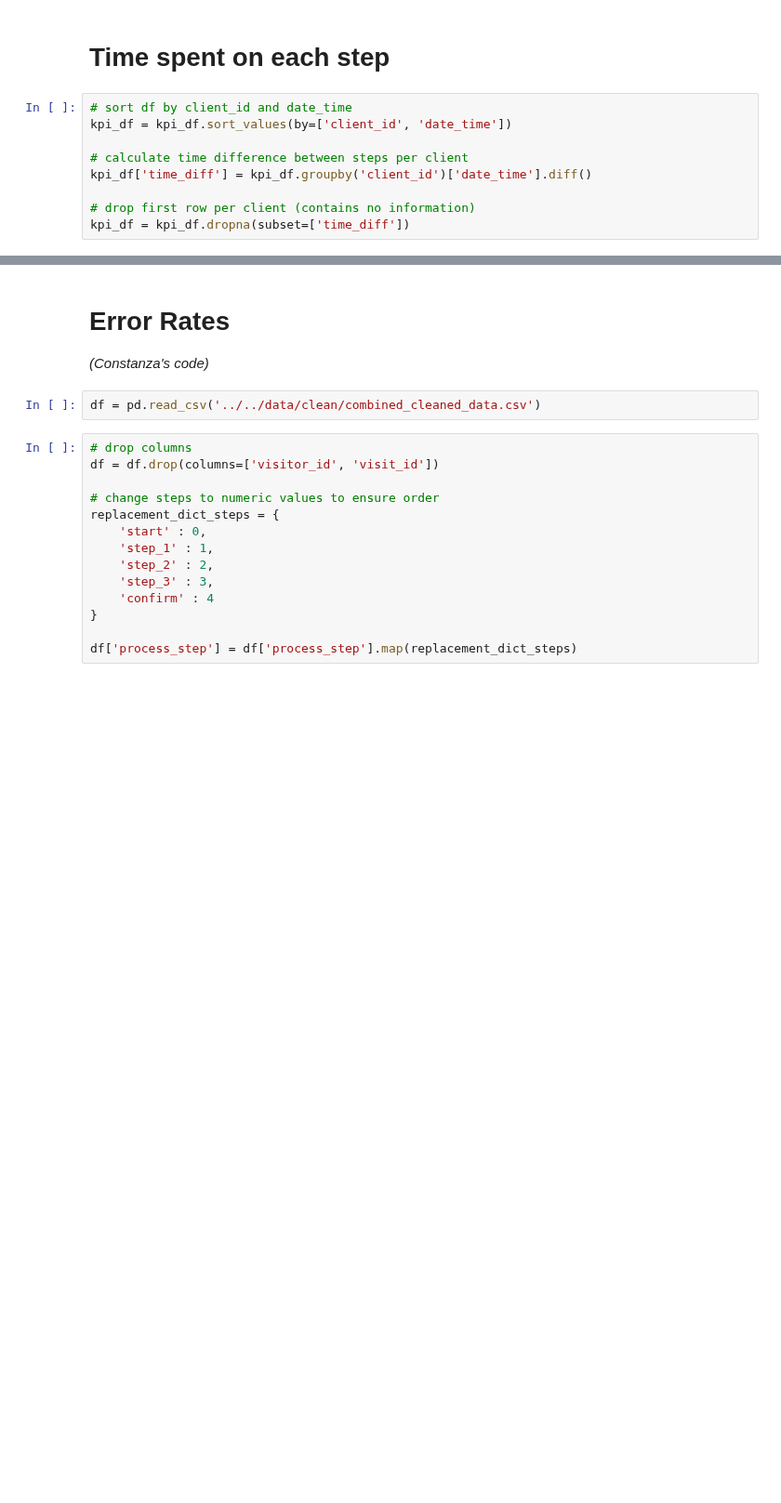
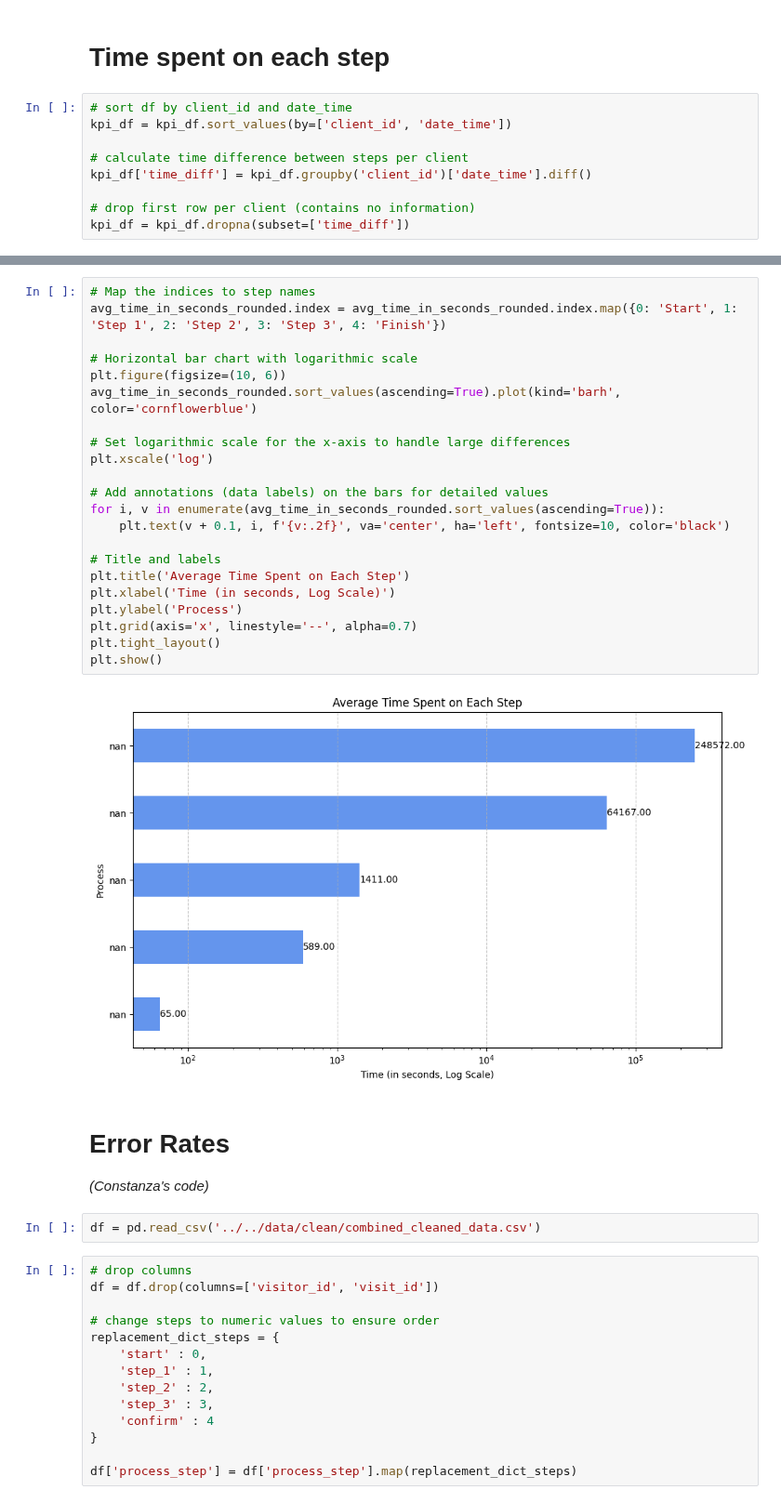
Before and after one commit to bruhu/vanguard-cx-project, a Jupyter notebook: notebooks/bru/kpi_calculations.ipynb, the cells around one changed output, grey strips where cells are left out. Shown at 93% size. Saved outputs shown, nothing was run; the diff lists cells and outputs as text; blank space fills up the shorter version.

```diff
--- a/notebooks/bru/kpi_calculations.ipynb
+++ b/notebooks/bru/kpi_calculations.ipynb
@@ -136,3 +171,27 @@ plt.show()
+# %%
+# Map the indices to step names
+avg_time_in_seconds_rounded.index = avg_time_in_seconds_rounded.index.map({0: 'Start', 1: 'Step 1', 2: 'Step 2', 3: 'Step 3', 4: 'Finish'})
+
+# Horizontal bar chart with logarithmic scale
+plt.figure(figsize=(10, 6))
+avg_time_in_seconds_rounded.sort_values(ascending=True).plot(kind='barh', color='cornflowerblue')
+
+# Set logarithmic scale for the x-axis to handle large differences
+plt.xscale('log')
+
+# Add annotations (data labels) on the bars for detailed values
+for i, v in enumerate(avg_time_in_seconds_rounded.sort_values(ascending=True)):
+    plt.text(v + 0.1, i, f'{v:.2f}', va='center', ha='left', fontsize=10, color='black')
+
+# Title and labels
+plt.title('Average Time Spent on Each Step')
+plt.xlabel('Time (in seconds, Log Scale)')
+plt.ylabel('Process')
+plt.grid(axis='x', linestyle='--', alpha=0.7)
+plt.tight_layout()
+plt.show()
+# %% [output]
+[figure, added]
 # %% [markdown]
 # **Error Rates**
 _(Constanza's code)_
```
Also changed, not shown: parts of 24 cells of this notebook, 5 other files.
